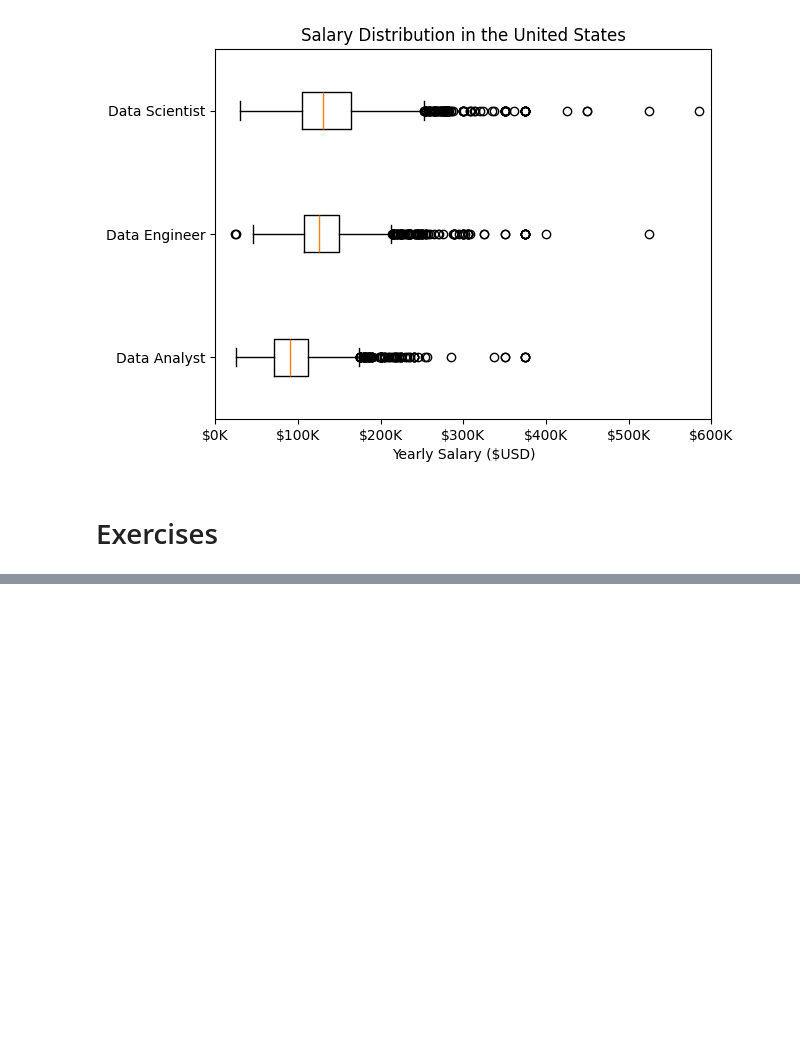
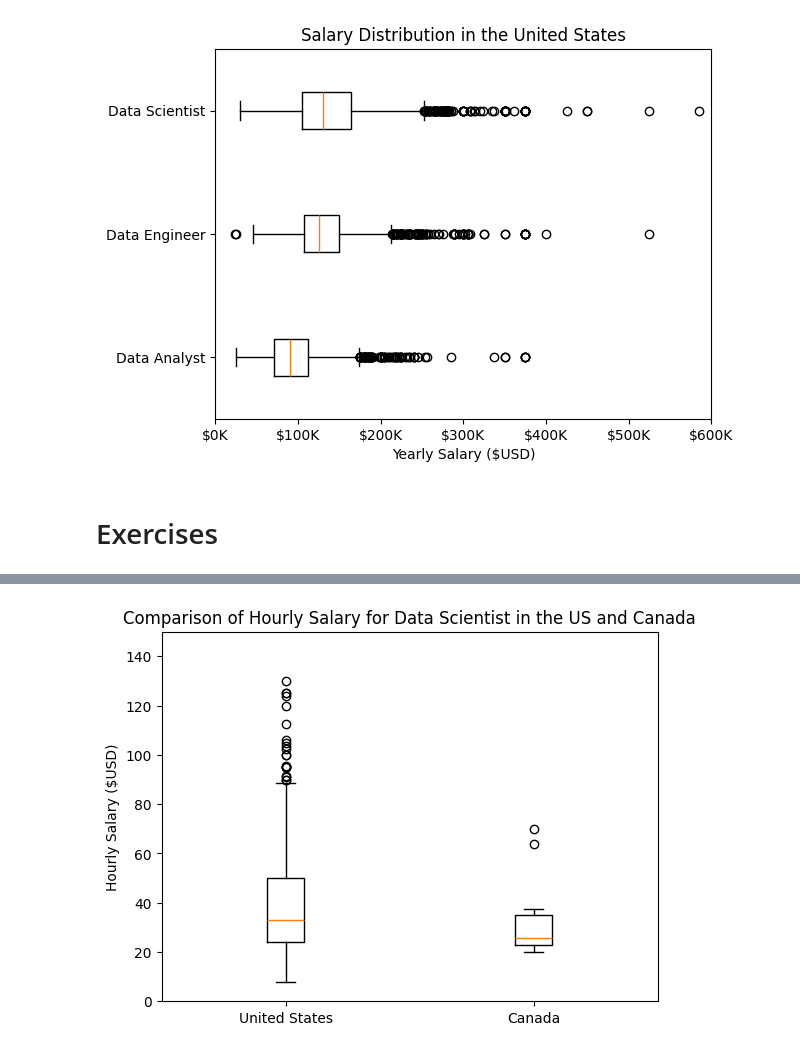
Before and after one commit to AdamWiercioch95/Python_Data_Exercises, a Jupyter notebook: matplotlib/6_Matplotlib_Box_Plots.ipynb, the cells around one changed output, grey strips where cells are left out. Saved outputs shown, nothing was run; the diff lists cells and outputs as text; code cells hidden in the pictures; blank space fills up the shorter version.

```diff
--- a/matplotlib/6_Matplotlib_Box_Plots.ipynb
+++ b/matplotlib/6_Matplotlib_Box_Plots.ipynb
@@ -79,0 +93,22 @@ plt.show()
+# %%
+# Create a box plot to compare the distribution of salary_hour_avg for Data Analyst job postings in the United States and Canada.
+#
+# Filter a DataFrame to include only 'Data Analyst' roles in these two countries.
+# Use list comprehension to create a list of DataFrames for each country.
+# Use the plt.boxplot() function to plot this list and specify the labels as countries.
+# Set the y-axis limit to 150 and the y-axis as 'Hourly Salary ($USD)'.
+
+countries = ['United States', 'Canada']
+
+df_DA = df[(df['job_title_short'] == 'Data Analyst') & (df['job_country'].isin(countries))].copy()
+df_DA = df_DA.dropna(subset=['salary_hour_avg'])
+
+countries_list = [df_DA[df_DA['job_country'] == country]['salary_hour_avg'] for country in countries]
+plt.boxplot(countries_list, labels=countries)
+plt.xlabel('')
+plt.ylabel('Hourly Salary ($USD)')
+plt.ylim(0, 150)
+plt.title('Comparison of Hourly Salary for Data Scientist in the US and Canada')
+plt.show()
+# %% [output]
+[figure, added]
```
Also changed, not shown: parts of 3 cells of this notebook.
